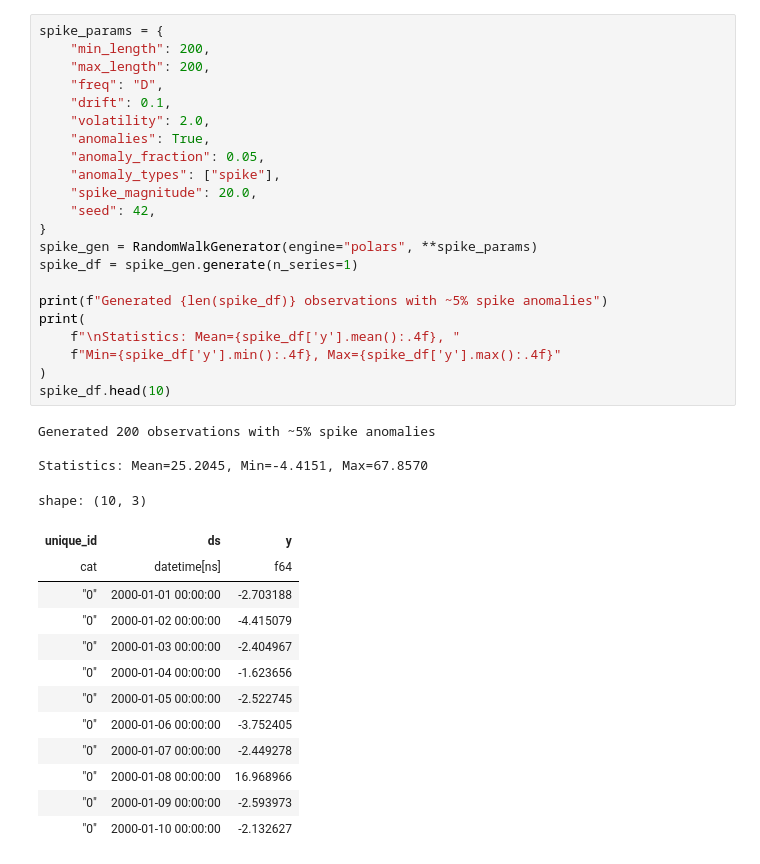
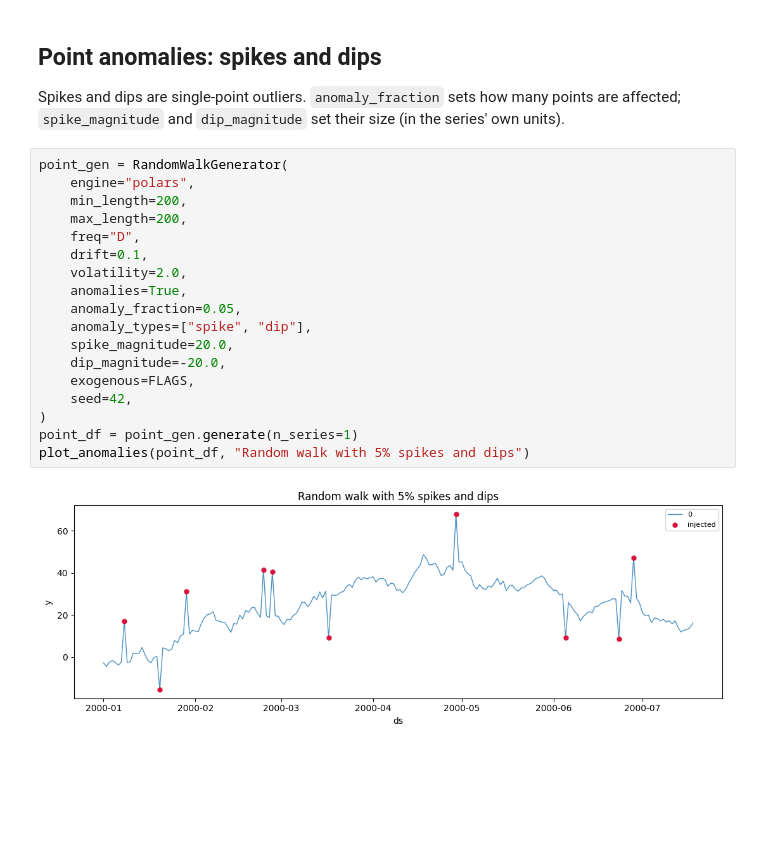
Before and after one commit to Nixtla/synforecast, a Jupyter notebook: nbs/docs/capabilities/anomalies.ipynb, the cells around one changed output. Saved outputs shown, nothing was run; the diff lists cells and outputs as text; blank space fills up the shorter version.

```diff
--- a/nbs/docs/capabilities/anomalies.ipynb
+++ b/nbs/docs/capabilities/anomalies.ipynb
@@ -18,39 +35,24 @@ Inject upward spike anomalies into a random walk series. About 5% of points will
+# %% [markdown]
+## Point anomalies: spikes and dips
+
+Spikes and dips are single-point outliers. `anomaly_fraction` sets how many points are affected; `spike_magnitude` and `dip_magnitude` set their size (in the series' own units).
 # %%
-spike_params = {
-    "min_length": 200,
-    "max_length": 200,
-    "freq": "D",
-    "drift": 0.1,
-    "volatility": 2.0,
-    "anomalies": True,
-    "anomaly_fraction": 0.05,
-    "anomaly_types": ["spike"],
-    "spike_magnitude": 20.0,
-    "seed": 42,
-}
-spike_gen = RandomWalkGenerator(engine="polars", **spike_params)
-spike_df = spike_gen.generate(n_series=1)
-
-print(f"Generated {len(spike_df)} observations with ~5% spike anomalies")
-print(
-    f"\nStatistics: Mean={spike_df['y'].mean():.4f}, "
-    f"Min={spike_df['y'].min():.4f}, Max={spike_df['y'].max():.4f}"
+point_gen = RandomWalkGenerator(
+    engine="polars",
+    min_length=200,
+    max_length=200,
+    freq="D",
+    drift=0.1,
+    volatility=2.0,
+    anomalies=True,
+    anomaly_fraction=0.05,
+    anomaly_types=["spike", "dip"],
+    spike_magnitude=20.0,
+    dip_magnitude=-20.0,
+    exogenous=FLAGS,
+    seed=42,
 )
-spike_df.head(10)
+point_df = point_gen.generate(n_series=1)
+plot_anomalies(point_df, "Random walk with 5% spikes and dips")
 # %% [output]
-Generated 200 observations with ~5% spike anomalies
-
-Statistics: Mean=25.2045, Min=-4.4151, Max=67.8570
-shape: (10, 3)
-| unique_id | ds | y |
-| cat | datetime[ns] | f64 |
-| "0" | 2000-01-01 00:00:00 | -2.703188 |
-| "0" | 2000-01-02 00:00:00 | -4.415079 |
-| "0" | 2000-01-03 00:00:00 | -2.404967 |
-| "0" | 2000-01-04 00:00:00 | -1.623656 |
-| "0" | 2000-01-05 00:00:00 | -2.522745 |
-| "0" | 2000-01-06 00:00:00 | -3.752405 |
-| "0" | 2000-01-07 00:00:00 | -2.449278 |
-| "0" | 2000-01-08 00:00:00 | 16.968966 |
-| "0" | 2000-01-09 00:00:00 | -2.593973 |
-| "0" | 2000-01-10 00:00:00 | -2.132627 |
+[figure, added]
```
Also changed, not shown: parts of 28 cells of this notebook, 40 other files.
